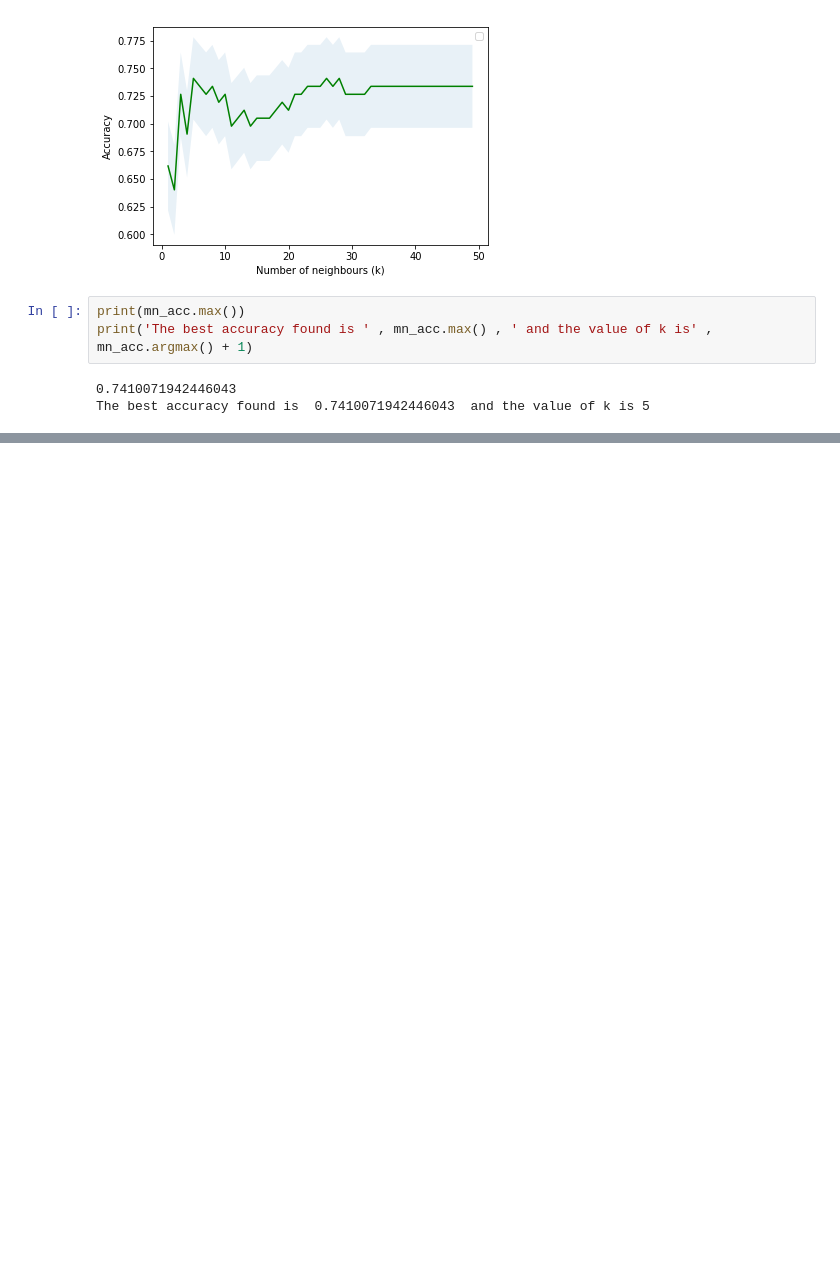
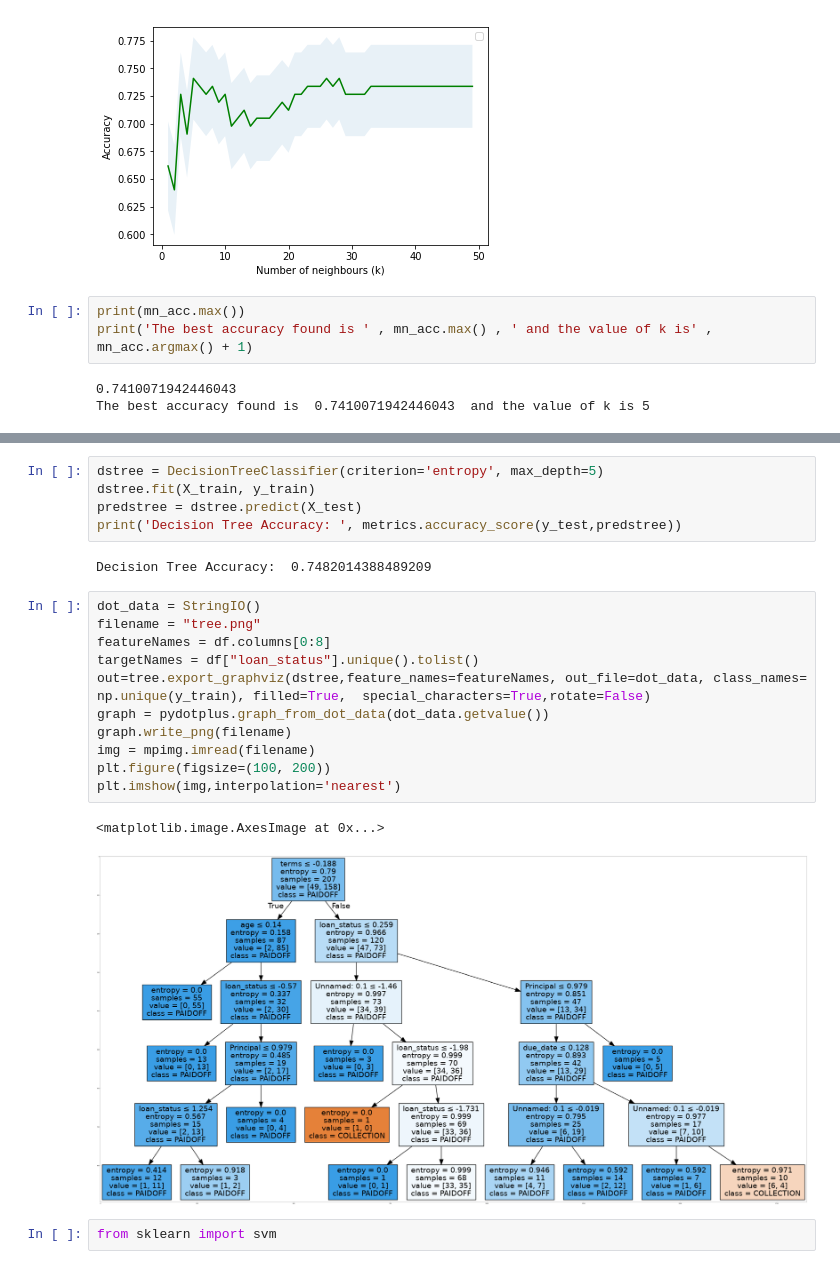
Before and after one commit to abusayadhussain/capstone-project, a Jupyter notebook: Capstone_Project_Notebook.ipynb, the cells around one changed output, grey strips where cells are left out. Drawn from its saved outputs; the diff is of its cells as text; blank space fills up the shorter version.

```diff
--- a/Capstone_Project_Notebook.ipynb
+++ b/Capstone_Project_Notebook.ipynb
@@ -238,0 +267,23 @@ The best accuracy found is  0.7410071942446043  and the value of k is 5
+# %%
+dstree = DecisionTreeClassifier(criterion='entropy', max_depth=5)
+dstree.fit(X_train, y_train)
+predstree = dstree.predict(X_test)
+print('Decision Tree Accuracy: ', metrics.accuracy_score(y_test,predstree))
+# %% [output]
+Decision Tree Accuracy:  0.7482014388489209
+# %%
+dot_data = StringIO()
+filename = "tree.png"
+featureNames = df.columns[0:8]
+targetNames = df["loan_status"].unique().tolist()
+out=tree.export_graphviz(dstree,feature_names=featureNames, out_file=dot_data, class_names= np.unique(y_train), filled=True,  special_characters=True,rotate=False)
+graph = pydotplus.graph_from_dot_data(dot_data.getvalue())
+graph.write_png(filename)
+img = mpimg.imread(filename)
+plt.figure(figsize=(100, 200))
+plt.imshow(img,interpolation='nearest')
+# %% [output]
+<matplotlib.image.AxesImage at 0x...>
+[figure, added]
+# %%
+from sklearn import svm
```
Also changed, not shown: parts of 5 cells of this notebook.
